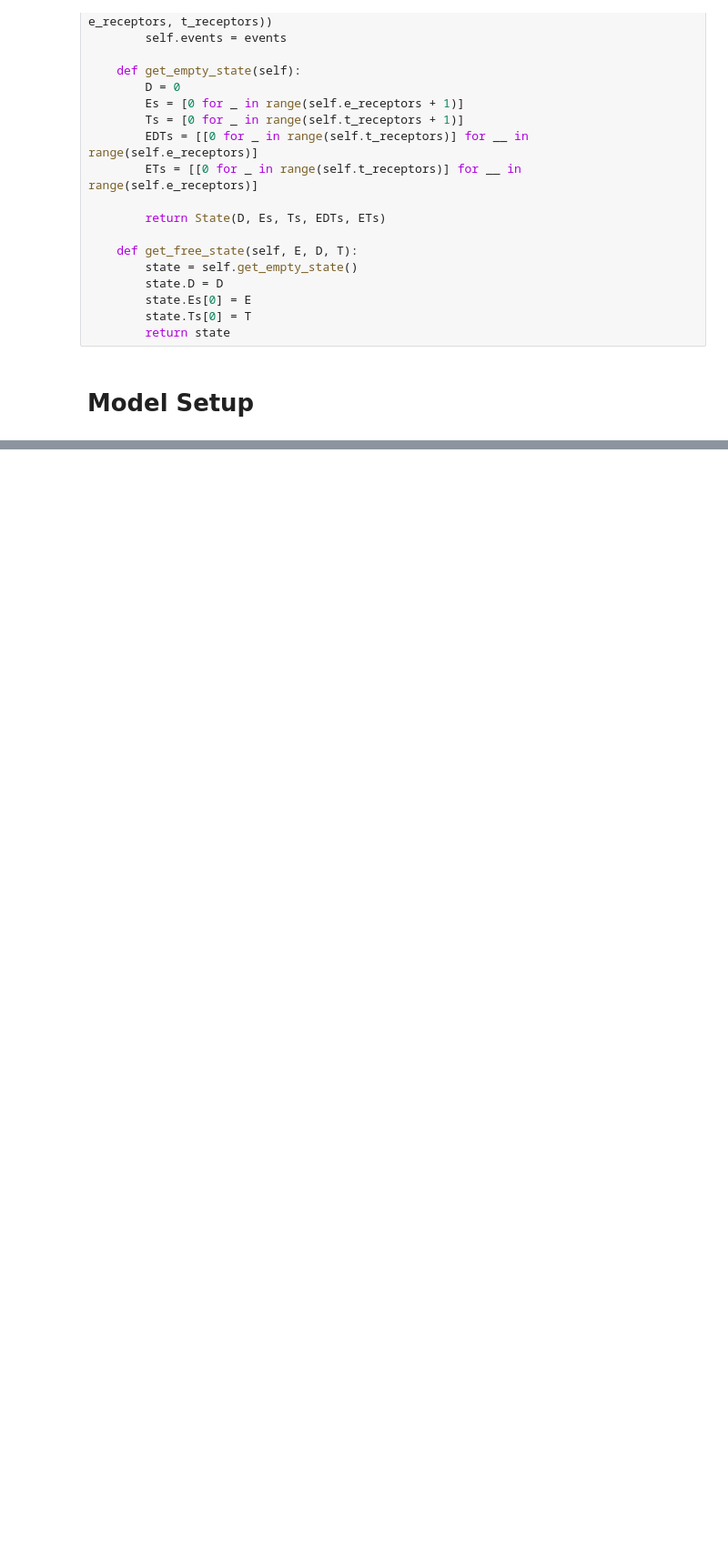
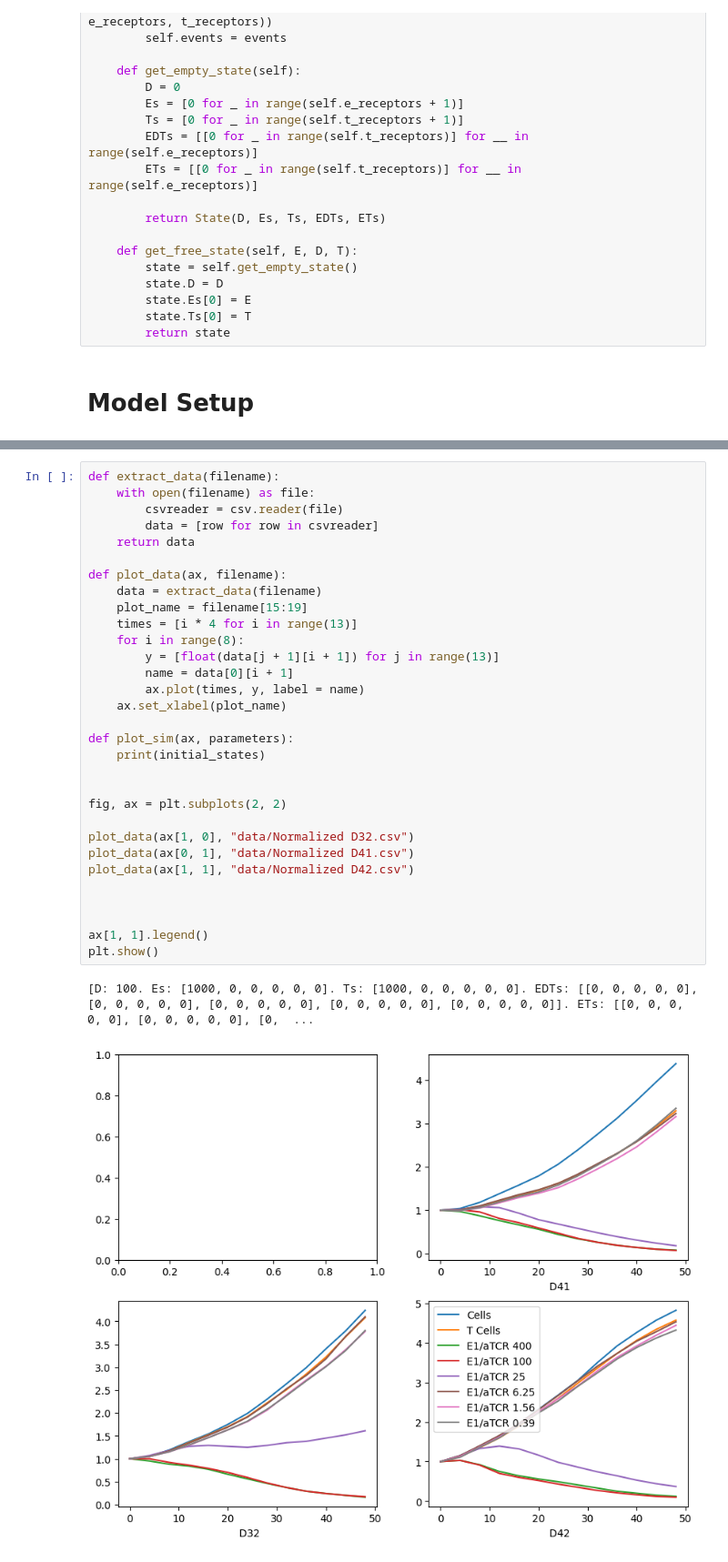
Before and after one commit to naomiburks/stochastic_csans, a Jupyter notebook: full_stochastic.ipynb, the cells around one changed output, grey strips where cells are left out. Shown at 91% size. Cells and saved outputs as stored; diff of their text form; blank space fills up the shorter version.

```diff
--- a/full_stochastic.ipynb
+++ b/full_stochastic.ipynb
@@ -557,0 +558,34 @@ _
+# %%
+def extract_data(filename):
+    with open(filename) as file:
+        csvreader = csv.reader(file)
+        data = [row for row in csvreader]
+    return data
+
+def plot_data(ax, filename):
+    data = extract_data(filename)
+    plot_name = filename[15:19]
+    times = [i * 4 for i in range(13)]
+    for i in range(8):
+        y = [float(data[j + 1][i + 1]) for j in range(13)]
+        name = data[0][i + 1]
+        ax.plot(times, y, label = name)
+    ax.set_xlabel(plot_name)
+
+def plot_sim(ax, parameters):
+    print(initial_states)
+
+
+fig, ax = plt.subplots(2, 2)
+
+plot_data(ax[1, 0], "data/Normalized D32.csv")
+plot_data(ax[0, 1], "data/Normalized D41.csv")
+plot_data(ax[1, 1], "data/Normalized D42.csv")
+
+
+
+ax[1, 1].legend()
+plt.show()
+# %% [output]
+[D: 100. Es: [1000, 0, 0, 0, 0, 0]. Ts: [1000, 0, 0, 0, 0, 0]. EDTs: [[0, 0, 0, 0, 0], [0, 0, 0, 0, 0], [0, 0, 0, 0, 0], [0, 0, 0, 0, 0], [0, 0, 0, 0, 0]]. ETs: [[0, 0, 0, 0, 0], [0, 0, 0, 0, 0], [0,  ...
+[figure, added]
```
Also changed, not shown: parts of 5 cells of this notebook, 3 other files.
